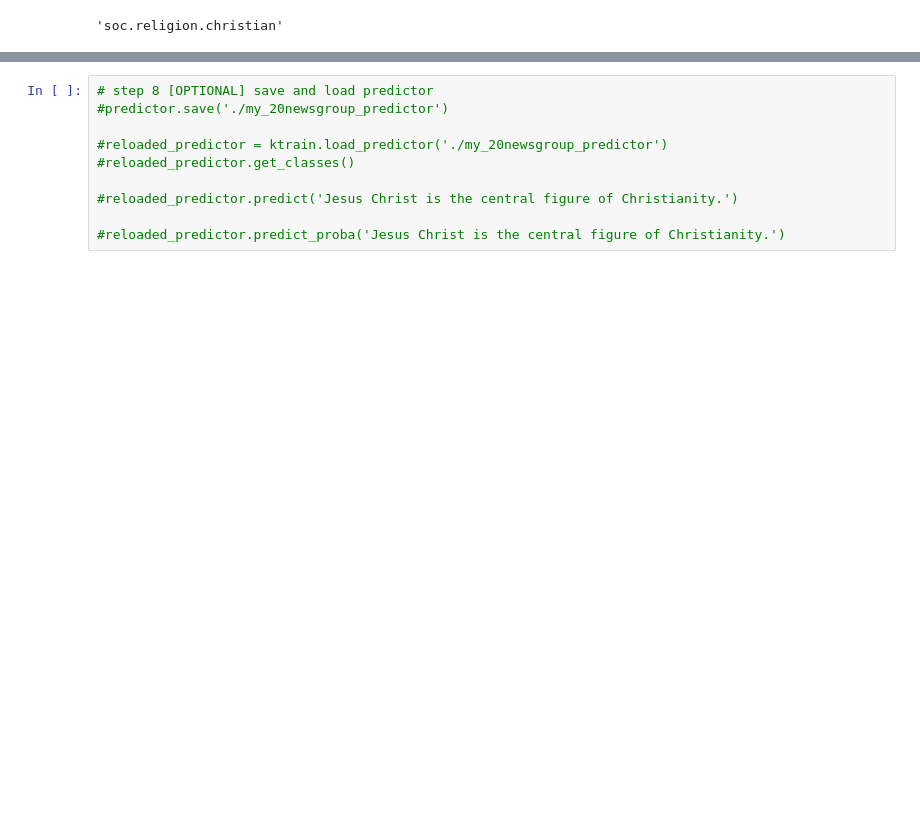
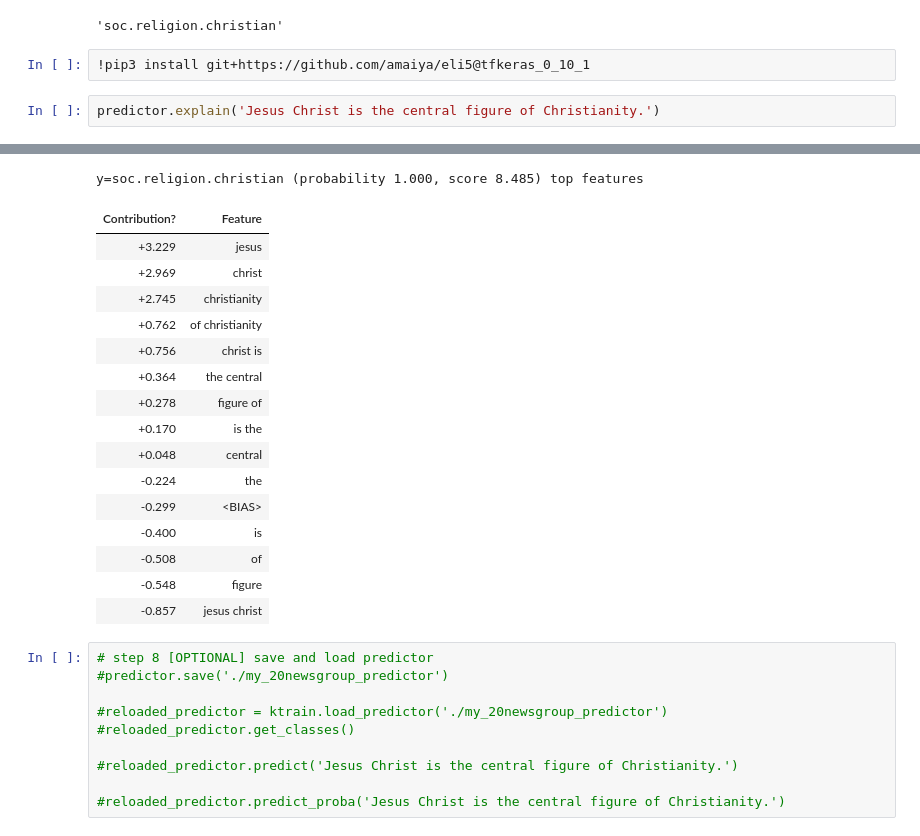
Before and after one commit to zbarrett/329--BERT, a Jupyter notebook: news_ktrain_tutorial.ipynb, the cells around one changed output, grey strips where cells are left out. Saved outputs shown, nothing was run; the diff lists cells and outputs as text; blank space fills up the shorter version.

```diff
--- a/news_ktrain_tutorial.ipynb
+++ b/news_ktrain_tutorial.ipynb
@@ -135,3 +108,8 @@ predictor.predict('Jesus Christ is the central figure of Christianity.')
 # %% [output]
 [interactive output not drawn]
 'soc.religion.christian'
+# %%
+!pip3 install git+https://github.com/amaiya/eli5@tfkeras_0_10_1
+# %%
+predictor.explain('Jesus Christ is the central figure of Christianity.')
+# %% [output]
@@ -138,3 +118,20 @@ predictor.predict('Jesus Christ is the central figure of Christianity.')
+y=soc.religion.christian (probability 1.000, score 8.485) top features
+| Contribution? | Feature |
+| +3.229 | jesus |
+| +2.969 | christ |
+| +2.745 | christianity |
+| +0.762 | of christianity |
+| +0.756 | christ is |
+| +0.364 | the central |
+| +0.278 | figure of |
+| +0.170 | is the |
+| +0.048 | central |
+| -0.224 | the |
+| -0.299 | <BIAS> |
+| -0.400 | is |
+| -0.508 | of |
+| -0.548 | figure |
+| -0.857 | jesus christ |
 # %%
 # step 8 [OPTIONAL] save and load predictor
 #predictor.save('./my_20newsgroup_predictor')
```
Also changed, not shown: parts of 10 cells of this notebook.
